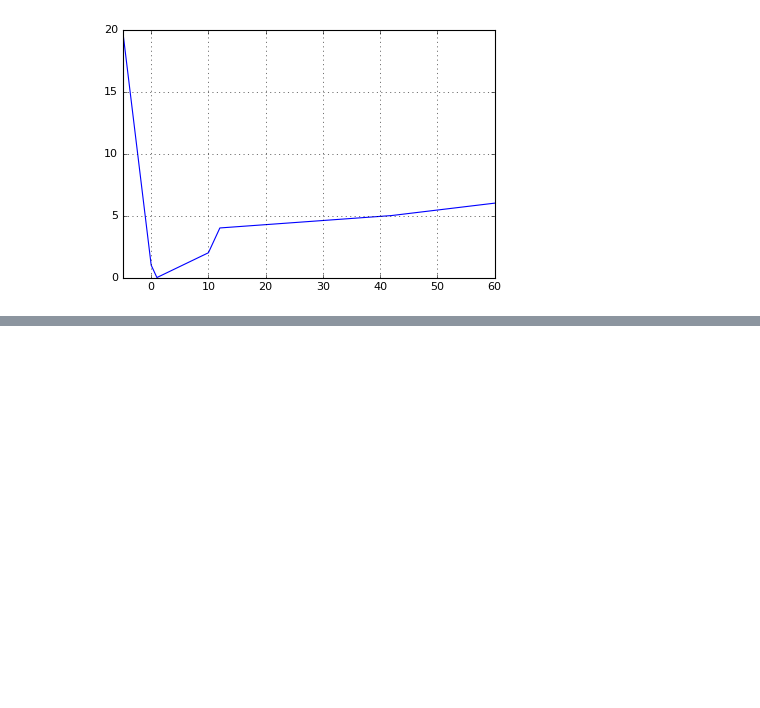
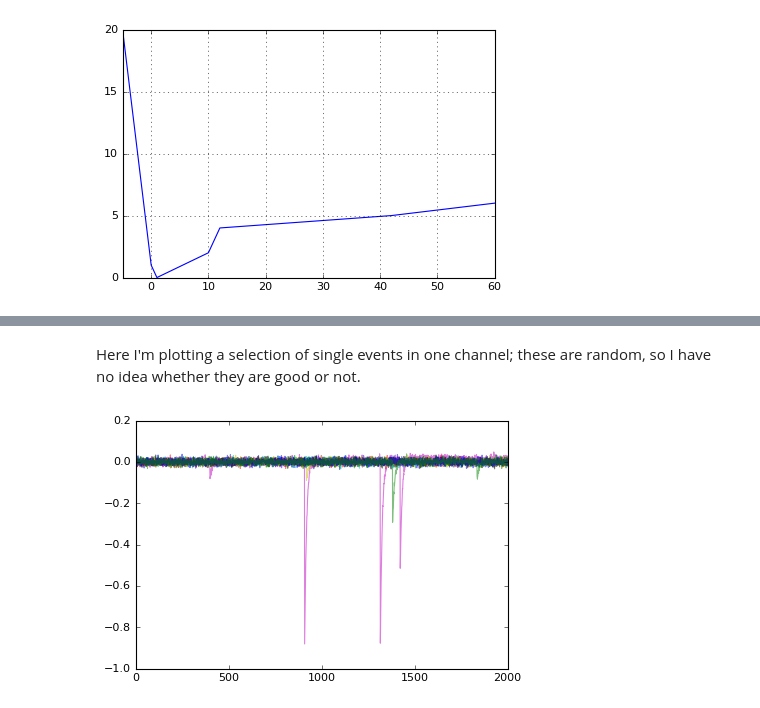
Before and after one commit to KIPAC/BootCamp, a Jupyter notebook: Python/Pandas.ipynb, the cells around one changed output, grey strips where cells are left out. Cells and saved outputs as stored; diff of their text form; code cells hidden in the pictures; blank space fills up the shorter version.

```diff
--- a/Python/Pandas.ipynb
+++ b/Python/Pandas.ipynb
@@ -211,0 +256,7 @@ data=pd.DataFrame({'A':cA,'B':cB,'GoodEvent':truth})
+# %% [markdown]
+Here I'm plotting a selection of single events in one channel; these are random, so I have no idea whether they are good or not.
+# %%
+data['A'][0:9].apply(plot,alpha=0.5)
+show()
+# %% [output]
+[figure, added]
```
Also changed, not shown: parts of 48 cells of this notebook.
